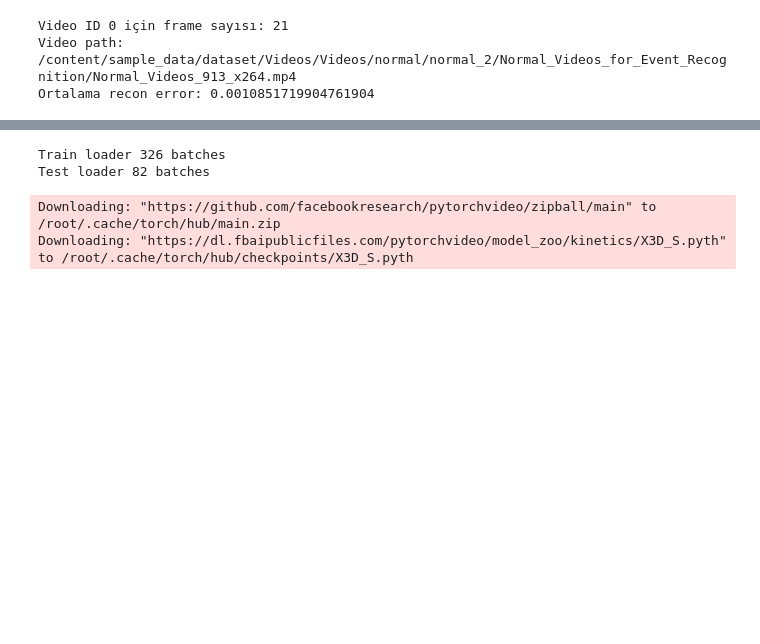
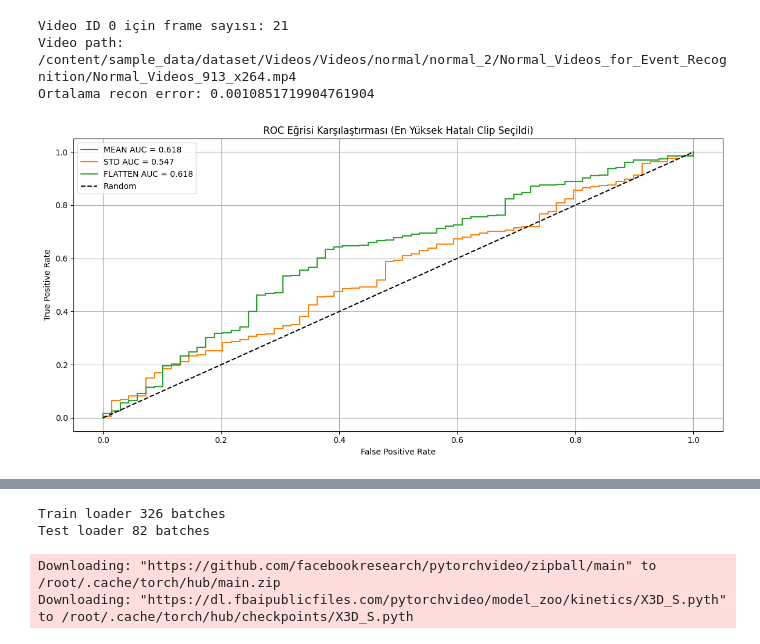
Before and after one commit to bugrakaann/SuspiciousActionRecognition, a Jupyter notebook: x3dxs_model.ipynb, the cells around one changed output, grey strips where cells are left out. Drawn from its saved outputs; the diff is of its cells as text; code cells hidden in the pictures; blank space fills up the shorter version.

```diff
--- a/x3dxs_model.ipynb
+++ b/x3dxs_model.ipynb
@@ -675,54 +649,64 @@ Video path: /content/sample_data/dataset/Videos/Videos/normal/normal_2/Normal_Vi
 Ortalama recon error: 0.0010851719904761904
 # %%
 import pandas as pd
+import numpy as np
 import os
 from sklearn.metrics import roc_curve, auc
 import matplotlib.pyplot as plt
 
-# --- 1) CSV'yi oku ---
-errors_df = pd.read_csv('/content/drive/MyDrive/modelepochsaves/autoencoder_features.csv')
+# --- CSV'yi oku ---
+csv_path = "/content/drive/MyDrive/modelepochsaves/autoencoder_features3d_batched.csv"
+errors_df = pd.read_csv(csv_path)
 
-# --- 2) Filename çıkar (etiketle eşleştirmek için) ---
+# --- Etiketleri ekle ---
 errors_df['filename'] = errors_df['video_path'].map(os.path.basename)
-
-# --- 3) Metadata dosyası: video_path + binary_label ---
-# Eğer elinde balanced_df varsa:
 meta_df = balanced_df[['video_path', 'binary_label']].drop_duplicates()
 meta_df['filename'] = meta_df['video_path'].map(os.path.basename)
 
-# --- 4) Eşleştir ---
-merged = errors_df.merge(meta_df[['filename', 'binary_label']], on='filename', how='left')
-merged = merged.dropna(subset=['binary_label'])
+# --- En yüksek recon_error'a sahip clip'i seç ---
+idx_max = errors_df.groupby('video_path')['recon_error'].idxmax()
+agg_df = errors_df.loc[idx_max].reset_index(drop=True)
 
-# --- 5) ROC ve AUC ---
-y_true  = merged['binary_label'].astype(int).values
-y_score = merged['recon_error'].values
+# --- Etiketle eşleştir ---
+merged = agg_df.merge(meta_df[['video_path', 'binary_label']], on='video_path')
 
-fpr, tpr, _ = roc_curve(y_true, y_score, pos_label=1)
-roc_auc     = auc(fpr, tpr)
+# --- Feature extraction yöntemleri ---
+methods = {
+    "mean": lambda x: x.mean(axis=1),
+    "std": lambda x: x.std(axis=1),
+    "flatten": lambda x: x  # tüm 128 feature + recon_error
+}
 
-print(f"AUC: {roc_auc:.4f}")
+# --- Plot setup ---
+plt.figure(figsize=(12, 6))
 
-# --- 6) Görselleştirme ---
-plt.figure(figsize=(12, 5))
+for i, (name, func) in enumerate(methods.items(), 1):
+    feature_cols = [c for c in merged.columns if c.startswith("feat_")]
+    X_feats = merged[feature_cols].values
+    X_proc = func(X_feats)
 
-# Histogram
-plt.subplot(1, 2, 1)
-plt.hist(y_score[y_true==0], bins=50, alpha=0.5, label='Normal')
-plt.hist(y_score[y_true==1], bins=50, alpha=0.5, label='Anormal')
-plt.title('Reconstruction Error Histogramı')
-plt.xlabel('Reconstruction Error')
-plt.ylabel('Frame Sayısı')
+    y_true = merged['binary_label'].astype(int).values
+
+    if name == "flatten":
+        all_feats = np.hstack([X_proc, merged['recon_error'].values.reshape(-1, 1)])
+        y_score = all_feats.mean(axis=1)  # her sample için tek skor
+    else:
+        X_proc = X_proc.reshape(-1, 1)
+        y_score = X_proc.ravel()
+
+    fpr, tpr, _ = roc_curve(y_true, y_score, pos_label=1)
+    roc_auc = auc(fpr, tpr)
+    plt.plot(fpr, tpr, label=f"{name.upper()} AUC = {roc_auc:.3f}")
+
+# --- Random baseline ---
+plt.plot([0, 1], [0, 1], 'k--', label="Random")
+
+plt.xlabel("False Positive Rate")
+plt.ylabel("True Positive Rate")
+plt.title("ROC Eğrisi Karşılaştırması (En Yüksek Hatalı Clip Seçildi)")
 plt.legend()
-
-# ROC Curve
-plt.subplot(1, 2, 2)
-plt.plot(fpr, tpr, label=f'AUC = {roc_auc:.3f}')
-plt.plot([0, 1], [0, 1], 'k--')
-plt.title('ROC Eğrisi')
-plt.xlabel('False Positive Rate')
-plt.ylabel('True Positive Rate')
-plt.legend()
-
+plt.grid(True)
 plt.tight_layout()
 plt.show()
+# %% [output]
+[figure, added]
```
Also changed, not shown: parts of 7 cells of this notebook.
